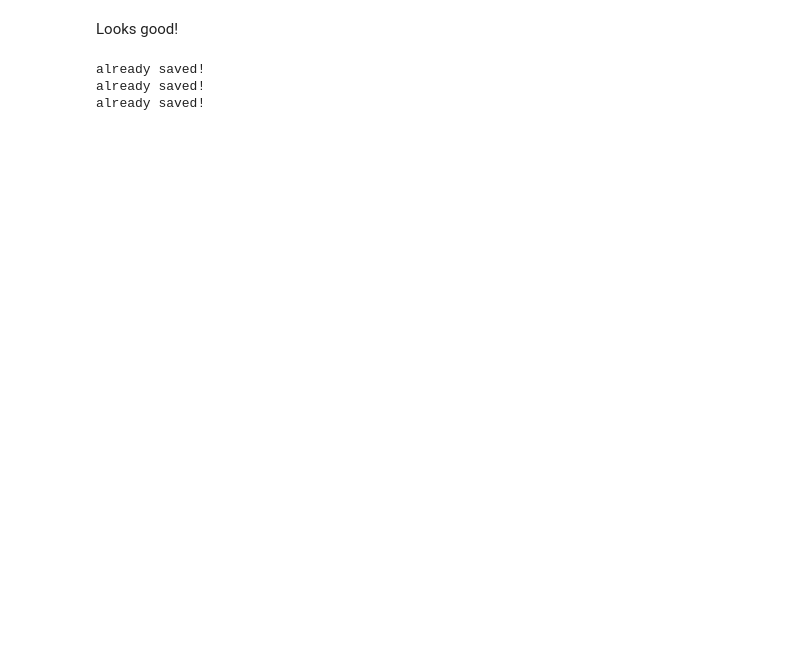
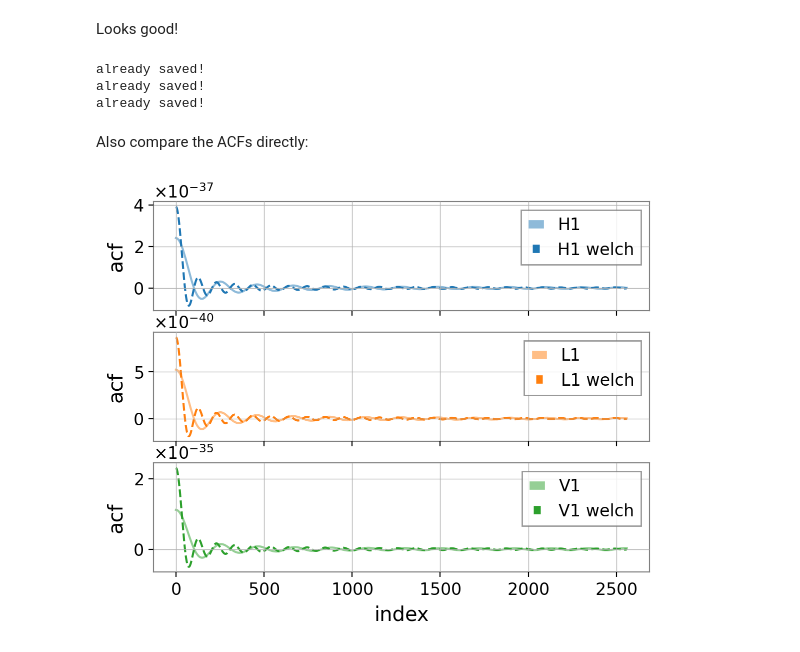
Before and after one commit to simonajmiller/tdinf, a Jupyter notebook: review/fiducial_BBH_IMRPhenomXPHM/input/get_welch_PSD.ipynb, the cells around one changed output. Saved outputs shown, nothing was run; the diff lists cells and outputs as text; code cells hidden in the pictures; blank space fills up the shorter version.

```diff
--- a/review/fiducial_BBH_IMRPhenomXPHM/input/get_welch_PSD.ipynb
+++ b/review/fiducial_BBH_IMRPhenomXPHM/input/get_welch_PSD.ipynb
@@ -212,12 +224,5 @@ plt.show()
 # %%
 # Whiten with the Welch PSDs
-ACF_welch = utils.get_ACF(
-    welch_psds,  ## Pass the welch PSDs here to generate a new ACF
-    lm.time_dict,
-    f_low=lm.f_low,
-    f_max=lm.f_max,
-)
-
 whitened_strain_td_welch = {}
 for i, ifo in enumerate(lm.ifos):
 
@@ -236,7 +241,7 @@ for i, ifo in enumerate(lm.ifos):
 
     plt.figure(figsize=(10, 3))
 
-    plt.plot(times, whitened_strain_td_welch[ifo]['strain'], color=f'C{i}')
+    plt.plot(times, whitened_strain_td_welch[ifo]['strain'], color=f'C{i}', lw=2.5, alpha=0.5)
     plt.plot(times, whitened_strain_td_welch[ifo]['inj'], color='k')
 
     plt.title(ifo)
@@ -263,3 +268,19 @@ for ifo in lm.ifos:
 already saved!
 already saved!
 already saved!
+# %% [markdown]
+Also compare the ACFs directly:
+# %%
+fig, axes = plt.subplots(3,1, sharex=True)
+
+for i, (ifo, ax) in enumerate(zip(lm.ifos, axes)):
+
+    ax.plot(lm.rho_dict[ifo], color=f'C{i}', alpha=0.5, label=ifo)
+    ax.plot(ACF_welch[ifo], color=f'C{i}', ls='--', label=ifo+' welch')
+    ax.legend()
+    ax.set_ylabel('acf')
+
+axes[-1].set_xlabel('index')
+plt.show()
+# %% [output]
+[figure, added]
```
Also changed, not shown: parts of 13 cells of this notebook, 1 other file.
